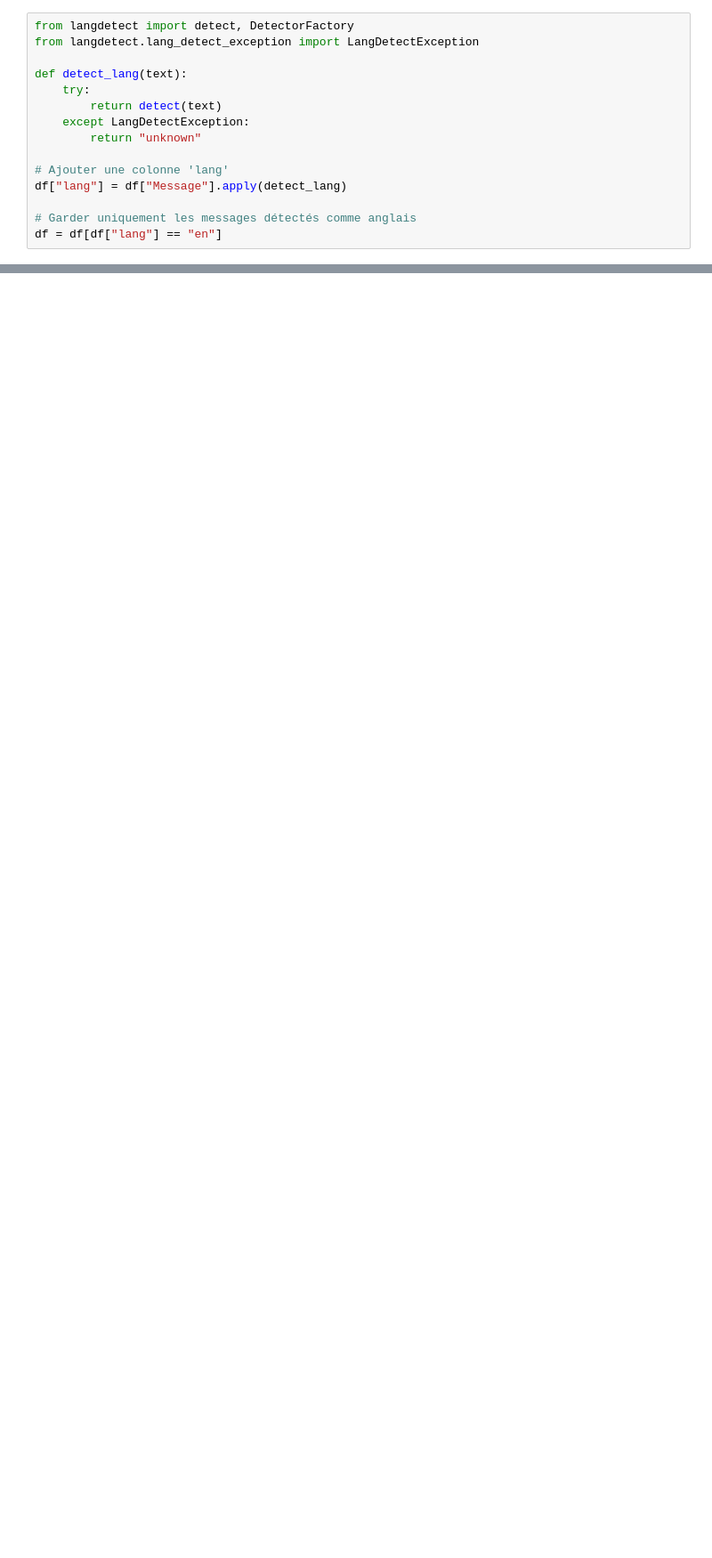
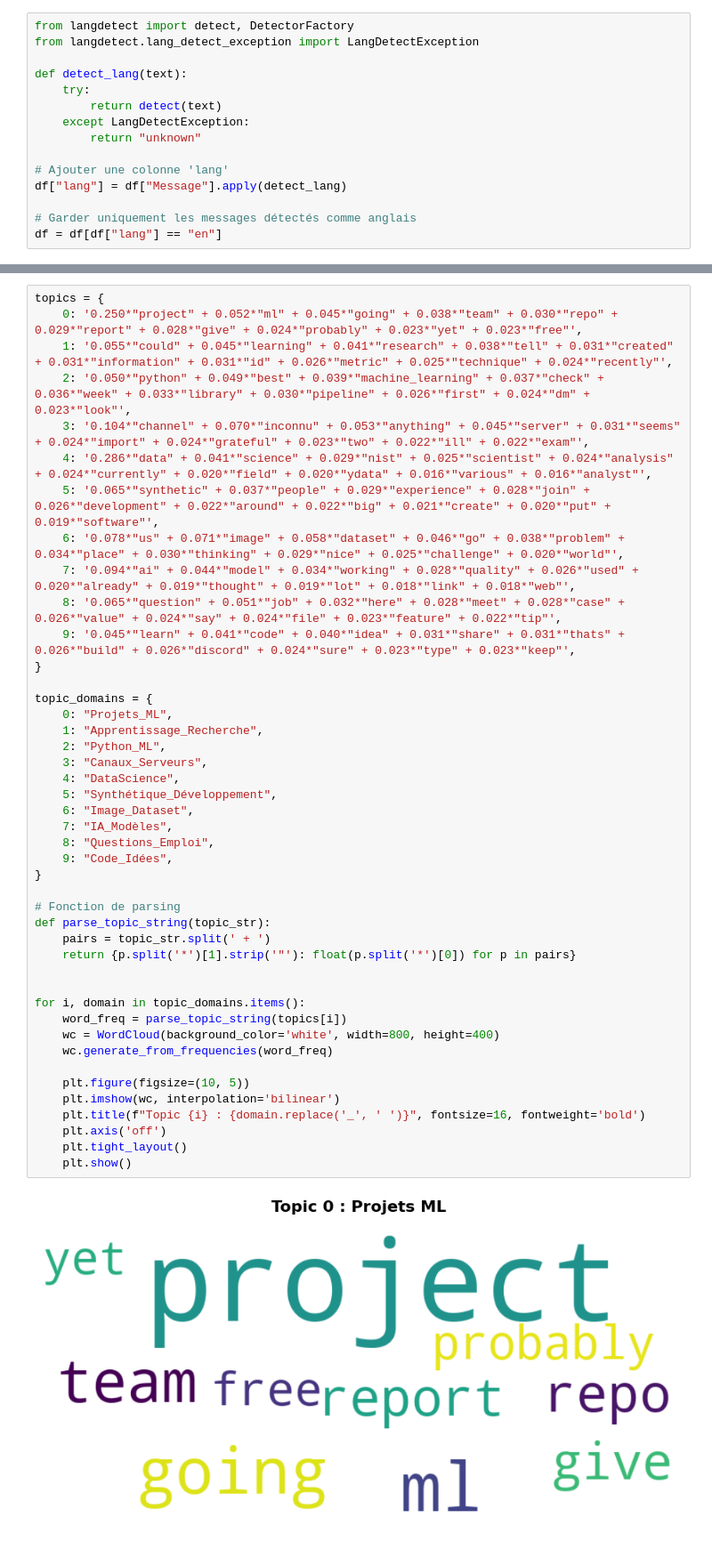
Before and after one commit to AbdelmalekBenchergui/DiscordTextAnalyzer, a Jupyter notebook: src/eda.ipynb, the cells around one changed output, grey strips where cells are left out. Shown at 89% size. Drawn from its saved outputs; the diff is of its cells as text; blank space fills up the shorter version.

```diff
--- a/src/eda.ipynb
+++ b/src/eda.ipynb
@@ -232,0 +359,46 @@ df["topic"] = [max(best_model[doc], key=lambda x: x[1])[0] for doc in corpus]
+# %%
+topics = {
+    0: '0.250*"project" + 0.052*"ml" + 0.045*"going" + 0.038*"team" + 0.030*"repo" + 0.029*"report" + 0.028*"give" + 0.024*"probably" + 0.023*"yet" + 0.023*"free"',
+    1: '0.055*"could" + 0.045*"learning" + 0.041*"research" + 0.038*"tell" + 0.031*"created" + 0.031*"information" + 0.031*"id" + 0.026*"metric" + 0.025*"technique" + 0.024*"recently"',
+    2: '0.050*"python" + 0.049*"best" + 0.039*"machine_learning" + 0.037*"check" + 0.036*"week" + 0.033*"library" + 0.030*"pipeline" + 0.026*"first" + 0.024*"dm" + 0.023*"look"',
+    3: '0.104*"channel" + 0.070*"inconnu" + 0.053*"anything" + 0.045*"server" + 0.031*"seems" + 0.024*"import" + 0.024*"grateful" + 0.023*"two" + 0.022*"ill" + 0.022*"exam"',
+    4: '0.286*"data" + 0.041*"science" + 0.029*"nist" + 0.025*"scientist" + 0.024*"analysis" + 0.024*"currently" + 0.020*"field" + 0.020*"ydata" + 0.016*"various" + 0.016*"analyst"',
+    5: '0.065*"synthetic" + 0.037*"people" + 0.029*"experience" + 0.028*"join" + 0.026*"development" + 0.022*"around" + 0.022*"big" + 0.021*"create" + 0.020*"put" + 0.019*"software"',
+    6: '0.078*"us" + 0.071*"image" + 0.058*"dataset" + 0.046*"go" + 0.038*"problem" + 0.034*"place" + 0.030*"thinking" + 0.029*"nice" + 0.025*"challenge" + 0.020*"world"',
+    7: '0.094*"ai" + 0.044*"model" + 0.034*"working" + 0.028*"quality" + 0.026*"used" + 0.020*"already" + 0.019*"thought" + 0.019*"lot" + 0.018*"link" + 0.018*"web"',
+    8: '0.065*"question" + 0.051*"job" + 0.032*"here" + 0.028*"meet" + 0.028*"case" + 0.026*"value" + 0.024*"say" + 0.024*"file" + 0.023*"feature" + 0.022*"tip"',
+    9: '0.045*"learn" + 0.041*"code" + 0.040*"idea" + 0.031*"share" + 0.031*"thats" + 0.026*"build" + 0.026*"discord" + 0.024*"sure" + 0.023*"type" + 0.023*"keep"',
+}
+
+topic_domains = {
+    0: "Projets_ML",
+    1: "Apprentissage_Recherche",
+    2: "Python_ML",
+    3: "Canaux_Serveurs",
+    4: "DataScience",
+    5: "Synthétique_Développement",
+    6: "Image_Dataset",
+    7: "IA_Modèles",
+    8: "Questions_Emploi",
+    9: "Code_Idées",
+}
+
+# Fonction de parsing
+def parse_topic_string(topic_str):
+    pairs = topic_str.split(' + ')
+    return {p.split('*')[1].strip('"'): float(p.split('*')[0]) for p in pairs}
+
+
+for i, domain in topic_domains.items():
+    word_freq = parse_topic_string(topics[i])
+    wc = WordCloud(background_color='white', width=800, height=400)
+    wc.generate_from_frequencies(word_freq)
+
+    plt.figure(figsize=(10, 5))
+    plt.imshow(wc, interpolation='bilinear')
+    plt.title(f"Topic {i} : {domain.replace('_', ' ')}", fontsize=16, fontweight='bold')
+    plt.axis('off')
+    plt.tight_layout()
+    plt.show()
+# %% [output]
+[figure, added]
```
Also changed, not shown: parts of 13 cells of this notebook, 8 other files.
